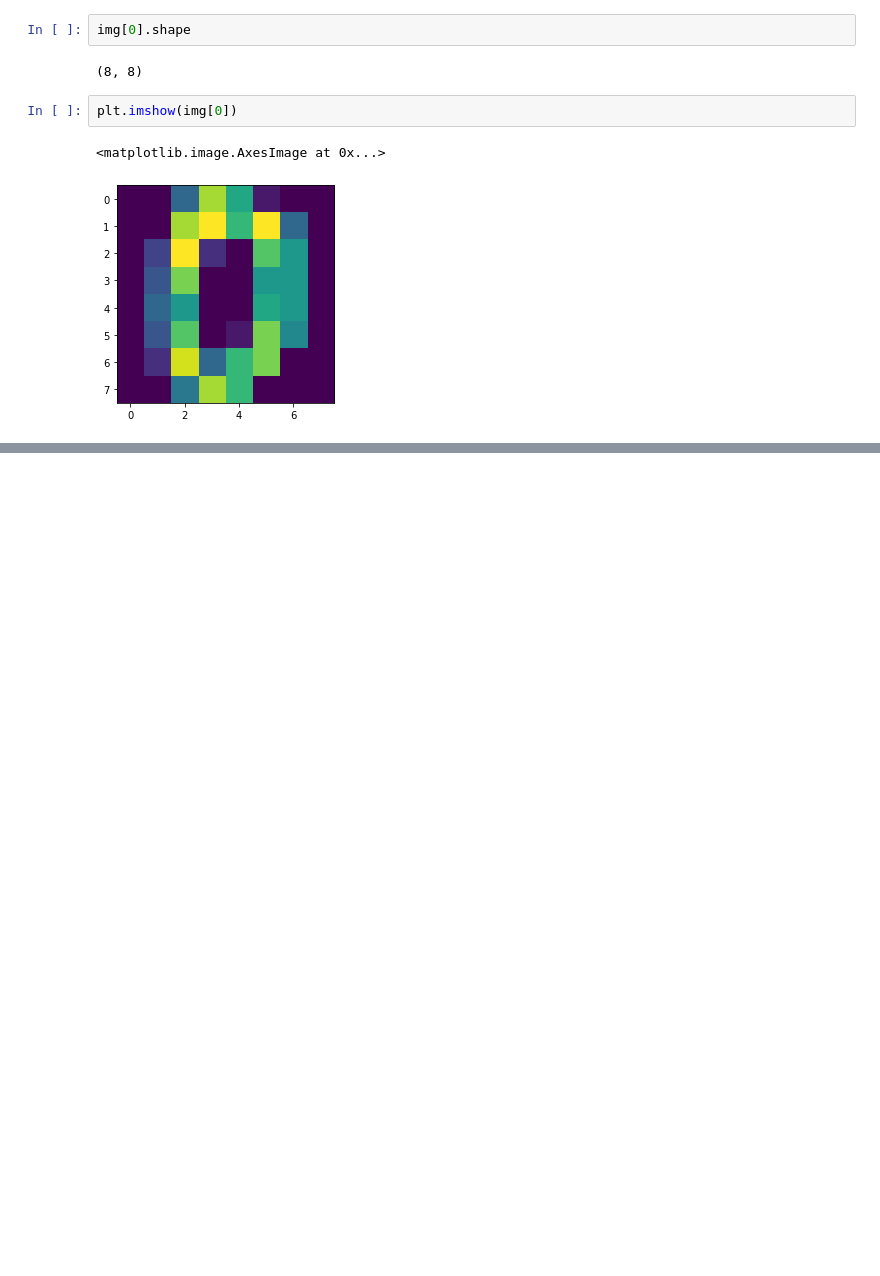
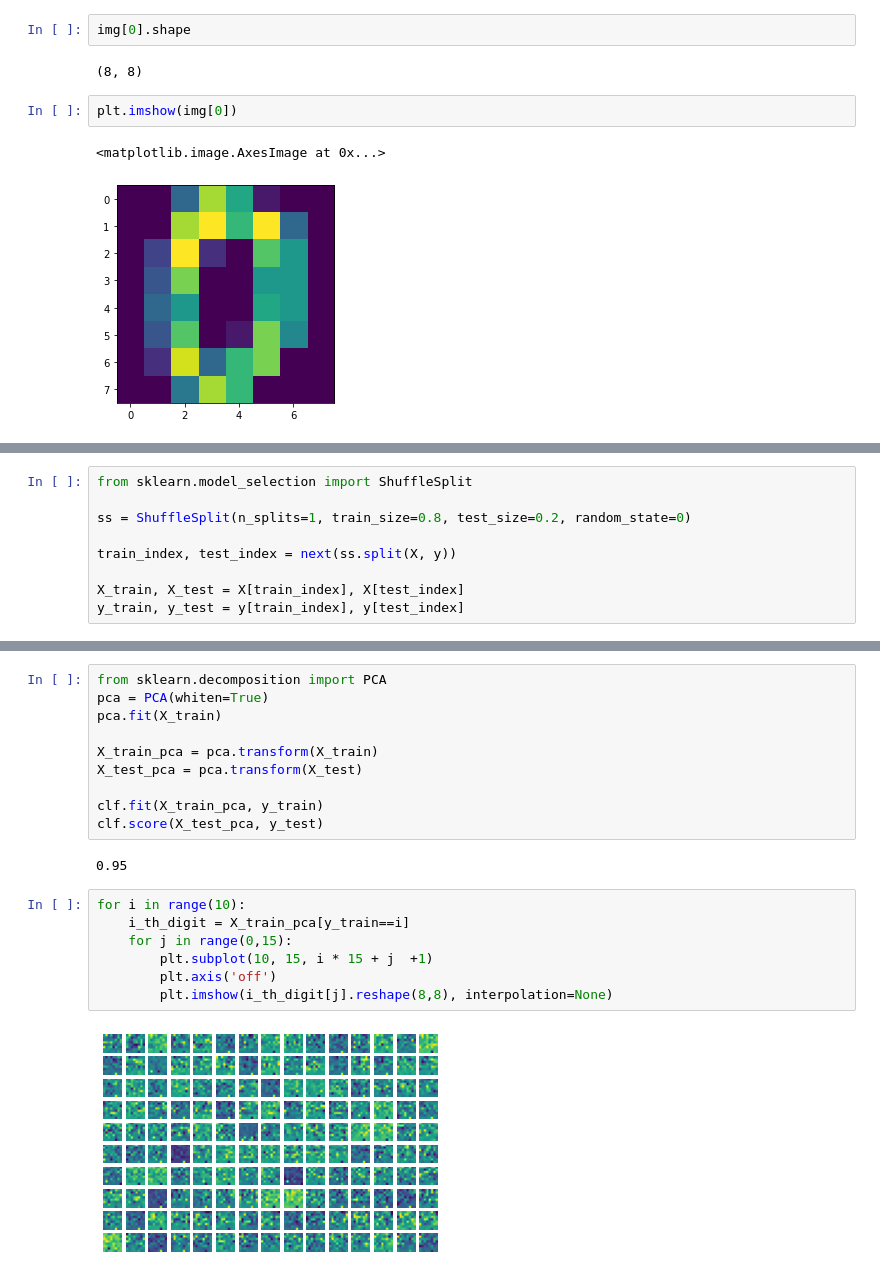
Before and after one commit to ducksfrogs/udemyScipy, a Jupyter notebook: confMat.ipynb, the cells around one changed output, grey strips where cells are left out. Saved outputs shown, nothing was run; the diff lists cells and outputs as text; blank space fills up the shorter version.

```diff
--- a/confMat.ipynb
+++ b/confMat.ipynb
@@ -155,0 +147,9 @@ for i in range(1,10):
+# %%
+from sklearn.model_selection import ShuffleSplit
+
+ss = ShuffleSplit(n_splits=1, train_size=0.8, test_size=0.2, random_state=0)
+
+train_index, test_index = next(ss.split(X, y))
+
+X_train, X_test = X[train_index], X[test_index]
+y_train, y_test = y[train_index], y[test_index]
@@ -155,0 +194,21 @@ for i in range(1,10):
+# %%
+from sklearn.decomposition import PCA
+pca = PCA(whiten=True)
+pca.fit(X_train)
+
+X_train_pca = pca.transform(X_train)
+X_test_pca = pca.transform(X_test)
+
+clf.fit(X_train_pca, y_train)
+clf.score(X_test_pca, y_test)
+# %% [output]
+0.95
+# %%
+for i in range(10):
+    i_th_digit = X_train_pca[y_train==i]
+    for j in range(0,15):
+        plt.subplot(10, 15, i * 15 + j  +1)
+        plt.axis('off')
+        plt.imshow(i_th_digit[j].reshape(8,8), interpolation=None)
+# %% [output]
+[figure, added]
```
Also changed, not shown: parts of 12 cells of this notebook, 3 other files.
